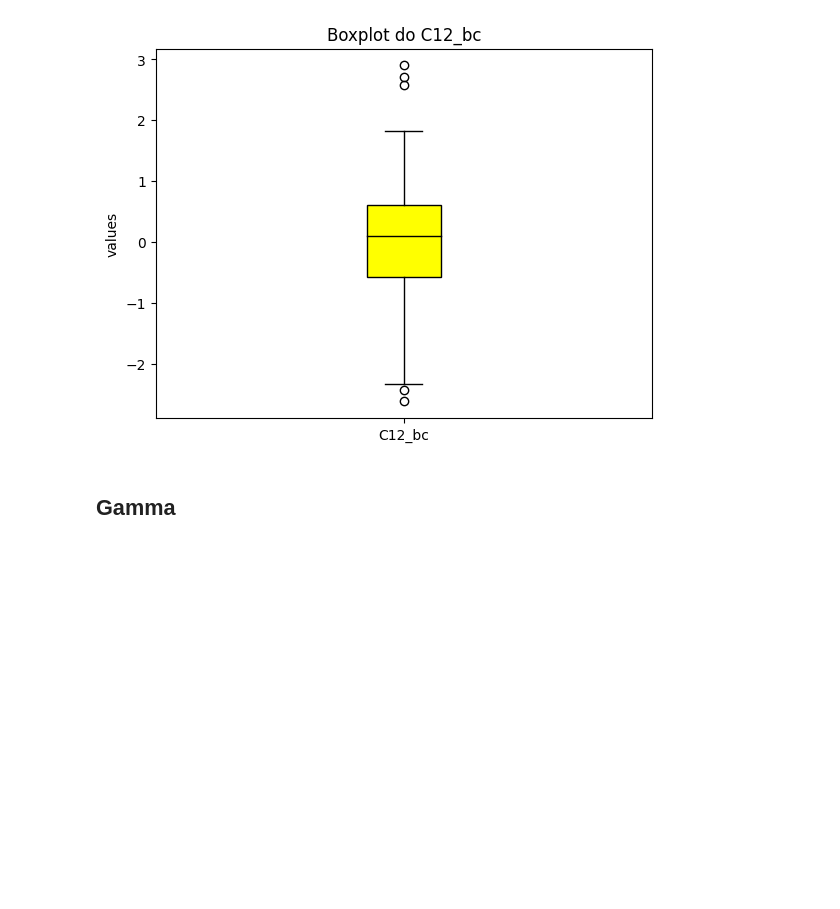
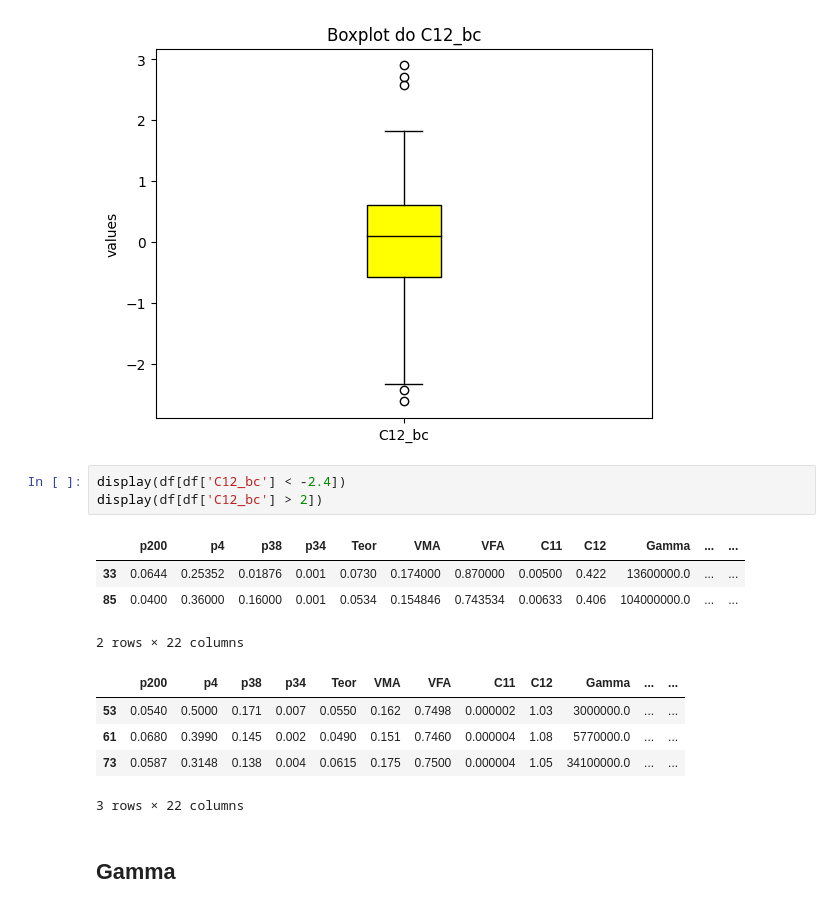
Before and after one commit to antonnyvictor18/IC, a Jupyter notebook: exercicio_is_fadiga_antonny.ipynb, the cells around one changed output. Drawn from its saved outputs; the diff is of its cells as text; blank space fills up the shorter version.

```diff
--- a/exercicio_is_fadiga_antonny.ipynb
+++ b/exercicio_is_fadiga_antonny.ipynb
@@ -661,6 +675,19 @@ plt.show()
 [figure]
 [figure]
 [figure]
+# %%
+display(df[df['C12_bc'] < -2.4])
+display(df[df['C12_bc'] > 2])
+# %% [output]
+|  | p200 | p4 | p38 | p34 | Teor | VMA | VFA | C11 | C12 | Gamma | ... | ... |
+| 33 | 0.0644 | 0.25352 | 0.01876 | 0.001 | 0.0730 | 0.174000 | 0.870000 | 0.00500 | 0.422 | 13600000.0 | ... | ... |
+| 85 | 0.0400 | 0.36000 | 0.16000 | 0.001 | 0.0534 | 0.154846 | 0.743534 | 0.00633 | 0.406 | 104000000.0 | ... | ... |
+2 rows × 22 columns
+|  | p200 | p4 | p38 | p34 | Teor | VMA | VFA | C11 | C12 | Gamma | ... | ... |
+| 53 | 0.0540 | 0.5000 | 0.171 | 0.007 | 0.0550 | 0.162 | 0.7498 | 0.000002 | 1.03 | 3000000.0 | ... | ... |
+| 61 | 0.0680 | 0.3990 | 0.145 | 0.002 | 0.0490 | 0.151 | 0.7460 | 0.000004 | 1.08 | 5770000.0 | ... | ... |
+| 73 | 0.0587 | 0.3148 | 0.138 | 0.004 | 0.0615 | 0.175 | 0.7500 | 0.000004 | 1.05 | 34100000.0 | ... | ... |
+3 rows × 22 columns
 # %% [markdown]
 ## Gamma
 # %%
```
Also changed, not shown: parts of 1 cell of this notebook.
